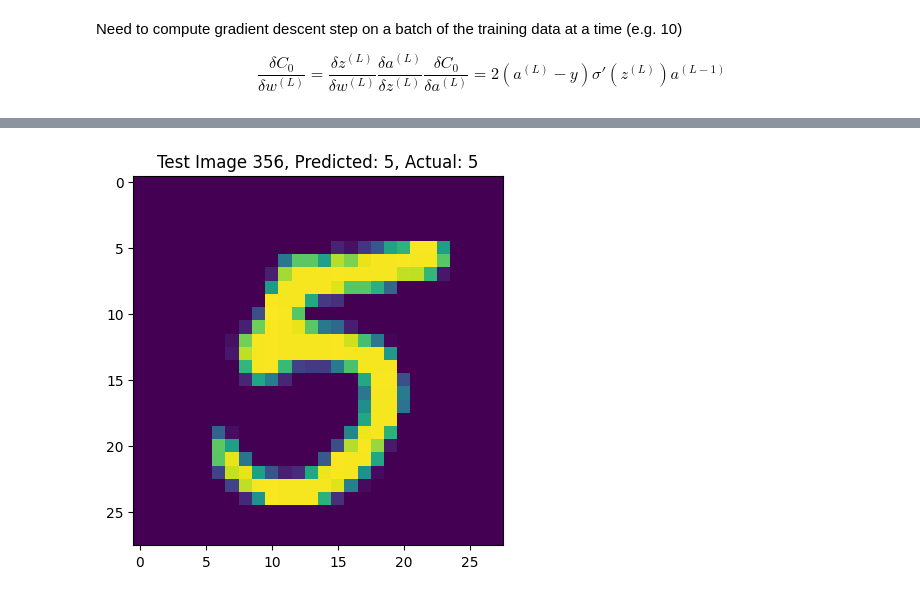
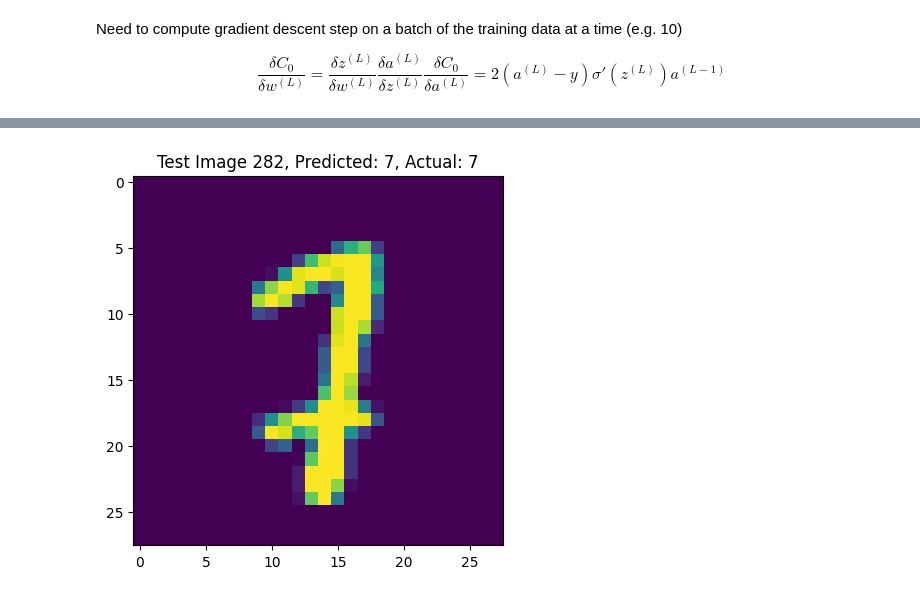
Before and after one commit to petermnhull/neural-network-scratch, a Jupyter notebook: notebooks/notebook.ipynb, the cells around one changed output, grey strips where cells are left out. Saved outputs shown, nothing was run; the diff lists cells and outputs as text; code cells hidden in the pictures.

```diff
--- a/notebooks/notebook.ipynb
+++ b/notebooks/notebook.ipynb
@@ -235,7 +283,7 @@ accuracy_score(test_labels, predictions)
 # %%
-idx = 356
+idx = 282
 plt.imshow(test_images[idx])
 plt.title(f"Test Image {idx}, Predicted: {predictions[idx]}, Actual: {test_labels[idx]}")
 plt.show()
 # %% [output]
-[figure, old version]
+[figure, new version]
```
Also changed, not shown: parts of 5 cells of this notebook.
